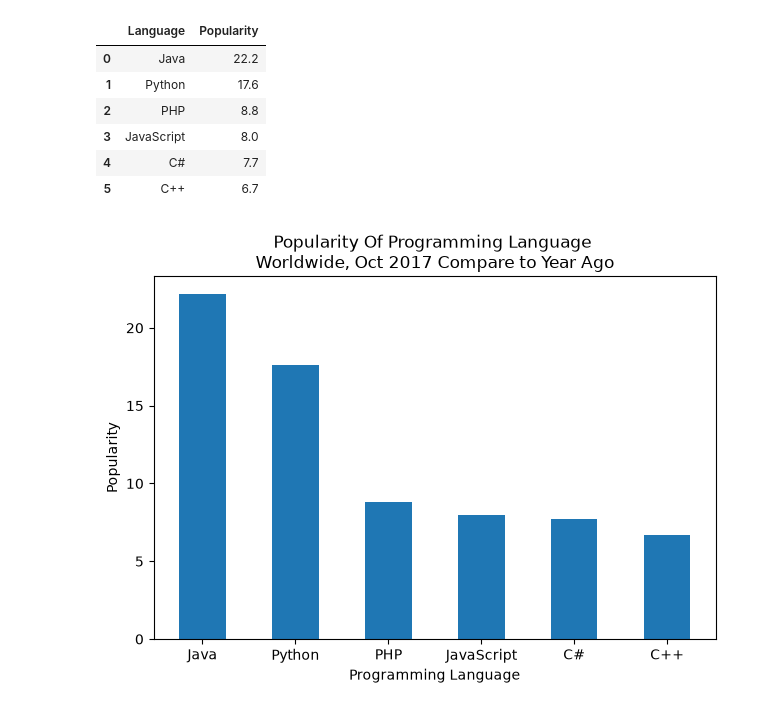
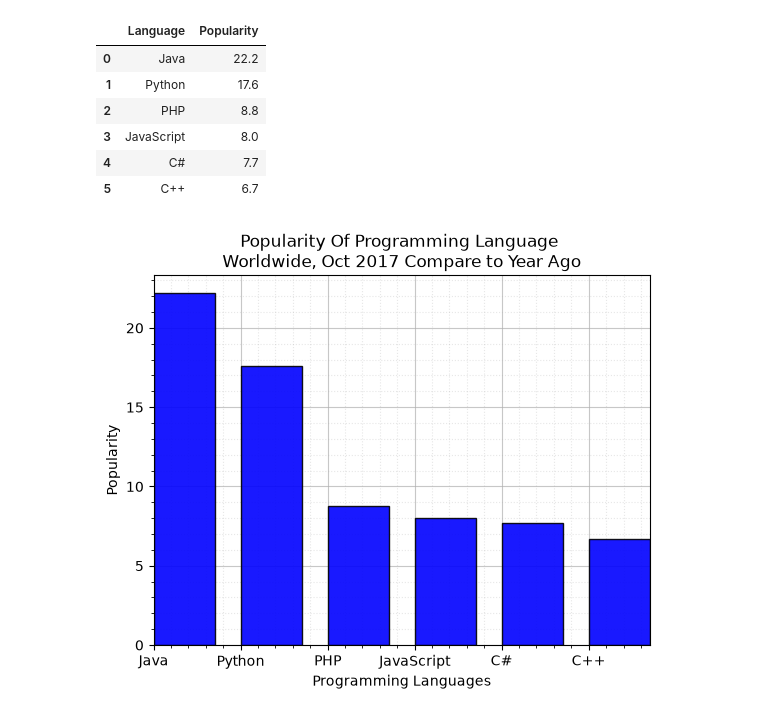
Before and after one commit to PGCP-AI3151/Data_Analytics, a Jupyter notebook: DA_Matplotlib/Assignment_03.ipynb, the cells around one changed output. Saved outputs shown, nothing was run; the diff lists cells and outputs as text; code cells hidden in the pictures.

```diff
--- a/DA_Matplotlib/Assignment_03.ipynb
+++ b/DA_Matplotlib/Assignment_03.ipynb
@@ -25,11 +25,16 @@ df
 | 4 | C# | 7.7 |
 | 5 | C++ | 6.7 |
 # %%
-plt.bar(df.Language,df.Popularity,align='center',width=0.5)
+plt.bar(df.Language,df.Popularity,align='edge',width=0.7,edgecolor ='black',color='blue',alpha=0.9)
+plt.margins(x=0)
 plt.title('Popularity Of Programming Language \nWorldwide, Oct 2017 Compare to Year Ago')
-plt.xlabel('Programming Language' )
+plt.xlabel('Programming Languages' )
 plt.ylabel('Popularity')
-plt.tight_layout()
+ax = plt.gca()
+ax.minorticks_on()
+ax.grid(which='major', linestyle='-', alpha=0.7)
+ax.grid(which='minor', linestyle=':', alpha=0.3)
+ax.set_axisbelow(True)
 plt.show()
 # %% [output]
-[figure, old version]
+[figure, new version]
```
Also changed, not shown: parts of 38 cells of this notebook, 2 other files.
